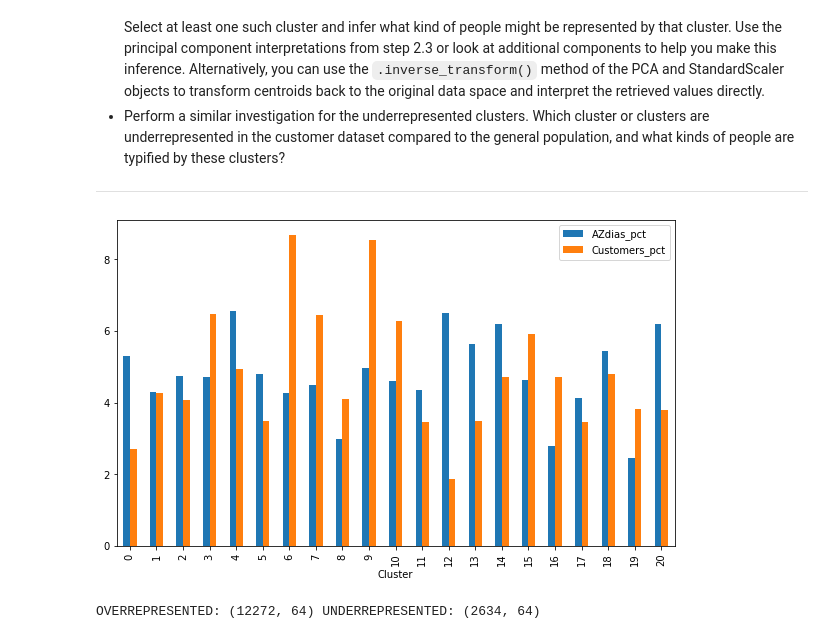
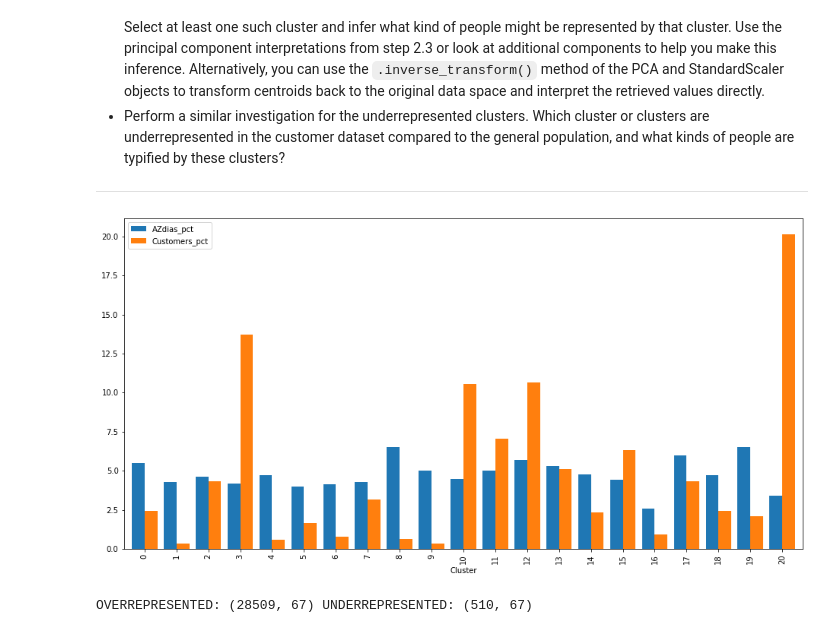
Before and after one commit to tobazan/tensorflow-ml-udacity, a Jupyter notebook: customer_segmentation/identify_segments.ipynb, the cells around one changed output. Saved outputs shown, nothing was run; the diff lists cells and outputs as text; code cells hidden in the pictures.

```diff
--- a/customer_segmentation/identify_segments.ipynb
+++ b/customer_segmentation/identify_segments.ipynb
@@ -197,7 +202,7 @@ comp_nans.sort_values(by=['pctg_coded_nans'],ascending=True)['pctg_coded_nans'].
 <AxesSubplot:>
 [figure]
 # %%
-cols_to_drop = list(comp_nans[comp_nans['pctg_coded_nans'] >= 15].index)
+cols_to_drop = list(comp_nans[comp_nans['pctg_coded_nans'] >= 20].index)
 cols_to_drop
 # %% [output]
 ['AGER_TYP',
@@ -568,8 +571,7 @@ def clean_data(csv_path):
     """
     df = pd.read_csv(csv_path, encoding='utf-8', sep=';', na_values=na_dict)                # read CSV and convert unknown codes to np.nan
 
-    cols_to_drop = ['AGER_TYP','GEBURTSJAHR','TITEL_KZ','ALTER_HH','KK_KUNDENTYP',
-                    'W_KEIT_KIND_HH','KBA05_BAUMAX','KKK','REGIOTYP']
+    cols_to_drop = ['AGER_TYP','GEBURTSJAHR','TITEL_KZ','ALTER_HH','KK_KUNDENTYP','KBA05_BAUMAX']
     for col in cols_to_drop:
         if col in list(df.columns):
             df.drop(columns=col, inplace=True)
@@ -809,12 +787,12 @@ ___
 # %%
 # Over a number of different cluster counts...
 # run k-means clustering on the data and compute the average within-cluster distances.
-from sklearn.cluster import KMeans
+from sklearn.cluster import KMeans, MiniBatchKMeans
 
 def elbow_method(data, n=20):
     dist = []
     for k in range(2, n):
-        kmeans = KMeans(n_clusters=k, init='random')
+        kmeans = MiniBatchKMeans(n_clusters=k, init='random')
         kmeans.fit(data)
         dist.append(kmeans.inertia_)
 
@@ -888,17 +870,14 @@ memory usage: 70.2 MB
 # %%
 # impute, scale and pca
-imputer = SimpleImputer(strategy='most_frequent') # given the kind of vars we have
-nan_free_df = pd.DataFrame(imputer.fit_transform(customers))
+
+nan_free_df = pd.DataFrame(imputer.transform(customers))
 nan_free_df.columns = customers.columns
 
-mm_scaler = MinMaxScaler()
-scaled_df = pd.DataFrame(mm_scaler.fit_transform(nan_free_df))
+scaled_df = pd.DataFrame(mm_scaler.transform(nan_free_df))
 scaled_df.columns = customers.columns
 
-pca = PCA(n_components=20).fit(scaled_df)
+pca_df = mm_pca_20.transform(scaled_df)
 
-pca_df = pca.fit_transform(scaled_df)
-kmeans = KMeans(n_clusters=21, init='random').fit(pca_df)
 customer_labels = kmeans.predict(pca_df)
 # %% [markdown]
 ### Step 3.3: Compare Customer Data to Demographics Data
@@ -918,28 +897,27 @@ ___
 # %%
 # Compare the proportion of data in each cluster for the customer data to the
 # proportion of data in each cluster for the general population.
 proportions = pd.DataFrame({
             'Cluster': range(0,21),
             'AZdias_sum': pd.Series(labels).value_counts().sort_index(),
             'Customers_sum': pd.Series(customer_labels).value_counts().sort_index()
             })
 
 proportions['AZdias_pct']=proportions['AZdias_sum']*100/len(labels)
 proportions['Customers_pct']=proportions['Customers_sum']*100/len(customer_labels)
 
-proportions.plot(kind='bar',figsize=(10, 6),
-                x='Cluster', y=['AZdias_pct', 'Customers_pct'])
+proportions.plot(kind='bar',figsize=(16, 8), width=0.8, x='Cluster', y=['AZdias_pct', 'Customers_pct'])
 plt.show()
 # %% [output]
-[figure, old version]
+[figure, new version]
 # %%
 # What kinds of people are part of a cluster that is overrepresented in the customer data?
 # What kinds of people are part of a cluster that is underrepresented in the customer data?
-overrep_cluster = customers.loc[list(pd.Series(customer_labels)==6)]
-underrep_cluster = customers.loc[list(pd.Series(customer_labels)==12)]
+overrep_cluster = customers.loc[list(pd.Series(customer_labels)==20)]
+underrep_cluster = customers.loc[list(pd.Series(customer_labels)==9)]
 print(f'OVERREPRESENTED: {overrep_cluster.shape} UNDERREPRESENTED: {underrep_cluster.shape}')
 # %% [output]
-OVERREPRESENTED: (12272, 64) UNDERREPRESENTED: (2634, 64)
+OVERREPRESENTED: (28509, 67) UNDERREPRESENTED: (510, 67)
 # %%
 # OVER REPRESENTED
 fig, axes = plt.subplots(len(overrep_cluster.columns)//5, 5, figsize=(25, 60))
```
Also changed, not shown: parts of 34 cells of this notebook, 1 other file.
